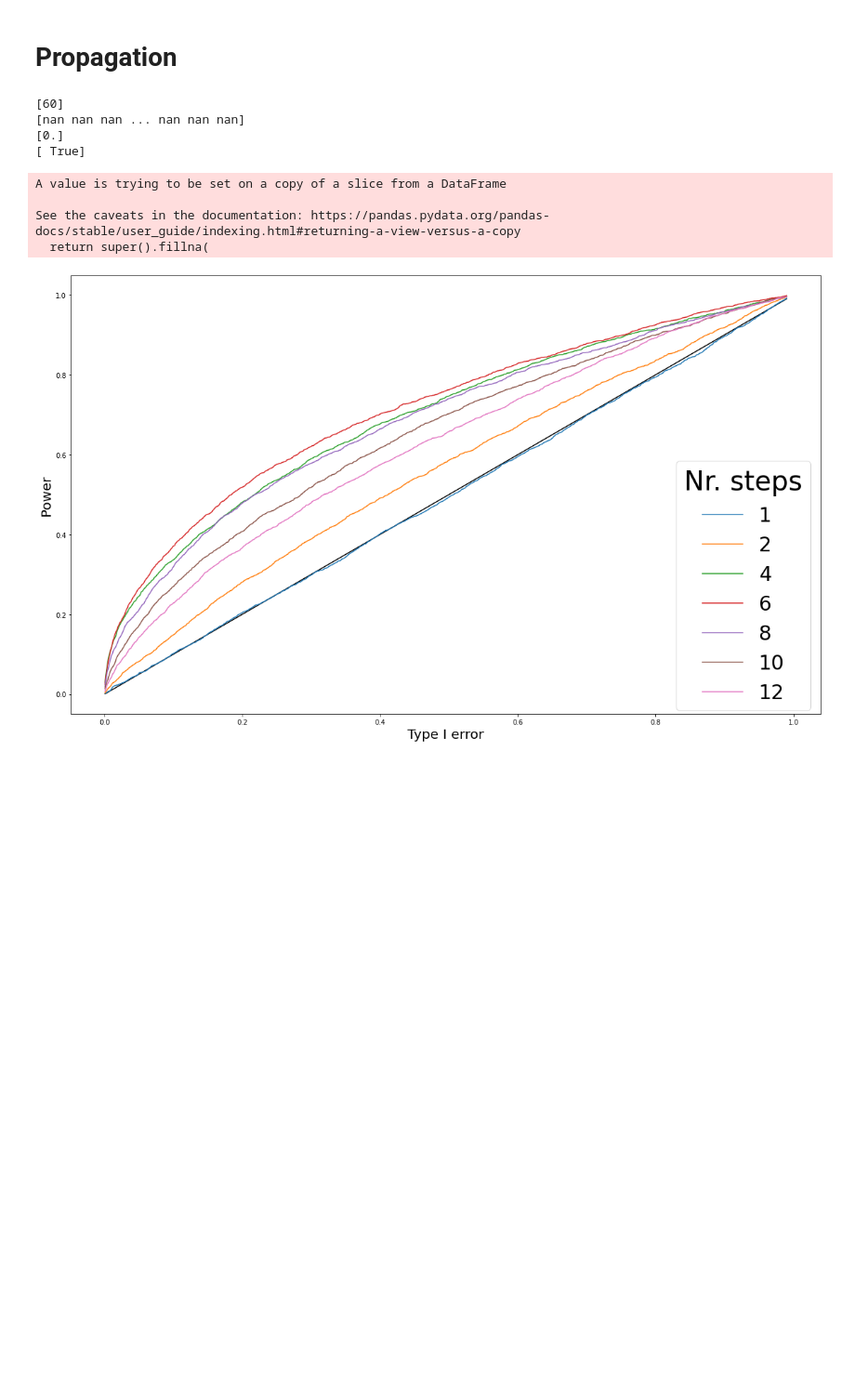
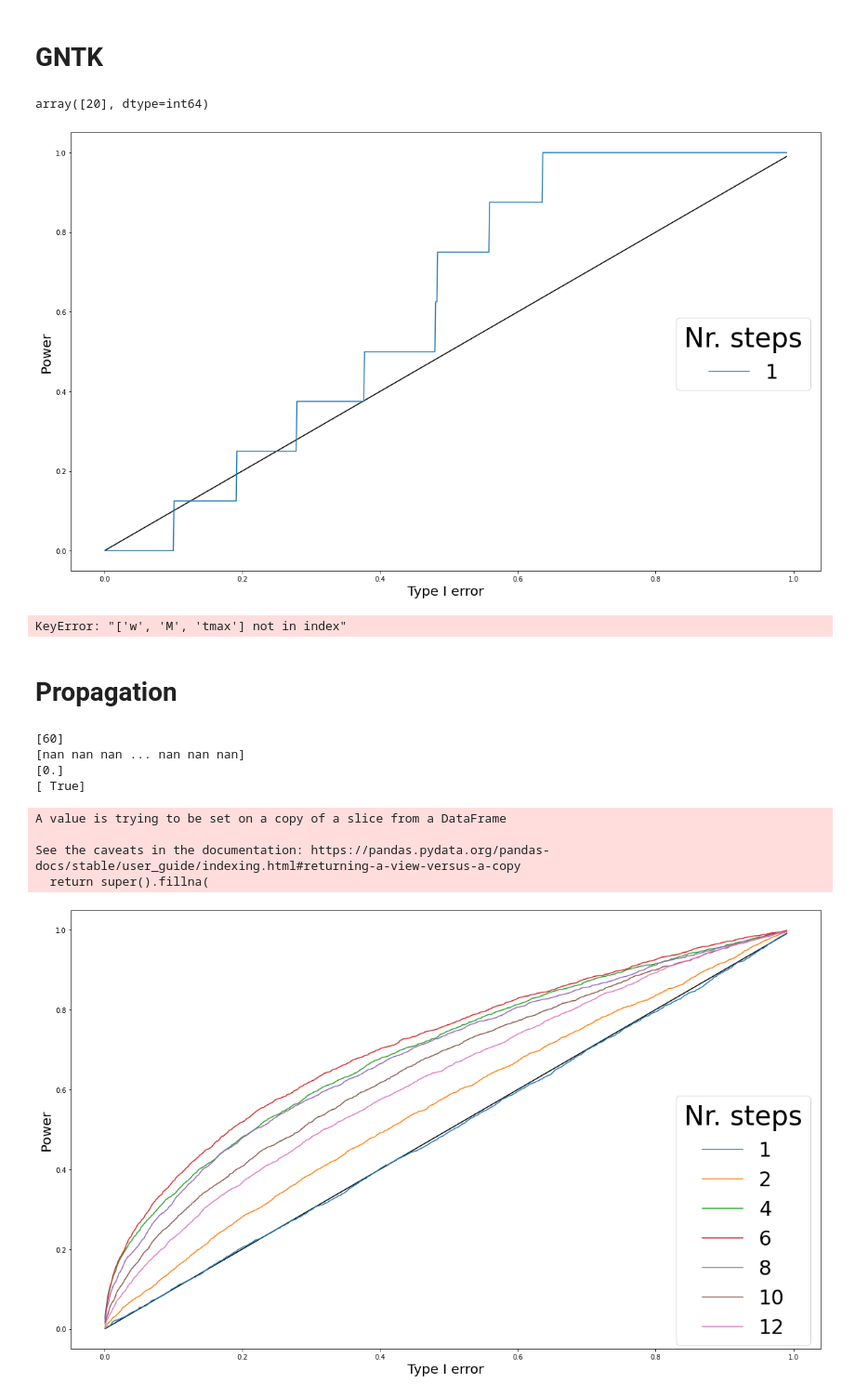
Before and after one commit to ragnarlevi/GTST, a Jupyter notebook: Analysis/SBMNormalAttributes.ipynb, the cells around one changed output. Shown at 93% size. Drawn from its saved outputs; the diff is of its cells as text; code cells hidden in the pictures; blank space fills up the shorter version.

```diff
--- a/Analysis/SBMNormalAttributes.ipynb
+++ b/Analysis/SBMNormalAttributes.ipynb
@@ -25,6 +25,35 @@ keys = ['sizes_1', 'sizes_2',  'n', 'm','mean22', 'mean23']
 params_kernel = {}
 data_auc = {}
 data = {}
+# %% [markdown]
+# GNTK
+# %%
+data['GNTK'] = readfoldertopanda("../data/SBMAttributeNormal/GNTK")
+#WL['wl_itr'] = get_wl_iteration(WL['kernel'])
+data['GNTK'].columns
+np.unique(data['GNTK']['n'])
+# %% [output]
+array([20], dtype=int64)
+# %%
+params_fixed = {'n':60,
+                'm':60,
+                'mean13':2.0,
+                'mean23':2.0,
+                'normalize':0,
+                'L':1,
+                'sinkhorn':True,
+                'type':'uniform'
+                }
+
+
+plotVaryingBGDEG(df = data['GNTK'].copy(), param_vary_name = "dim", params_fixed = params_fixed, mmd_stat = "MMD_u", color_name = "tab10", disp_title=False, legend_title= 'Nr. steps')
+
+
+params_kernel['GNTK'] = [ 'normalize', 'w', 'M', 'tmax']
+data_auc['GNTK'] = findAUC(keys = keys, params = params_kernel['GNTK'], stats = ['MMD_b', 'MMD_u', 'MMD_l'], df = data['GNTK'] )
+# %% [output]
+[figure, added]
+KeyError: "['w', 'M', 'tmax'] not in index"
 # %% [markdown]
 # Propagation
 # %%
```
Also changed, not shown: parts of 1 cell of this notebook, 11 other files.
